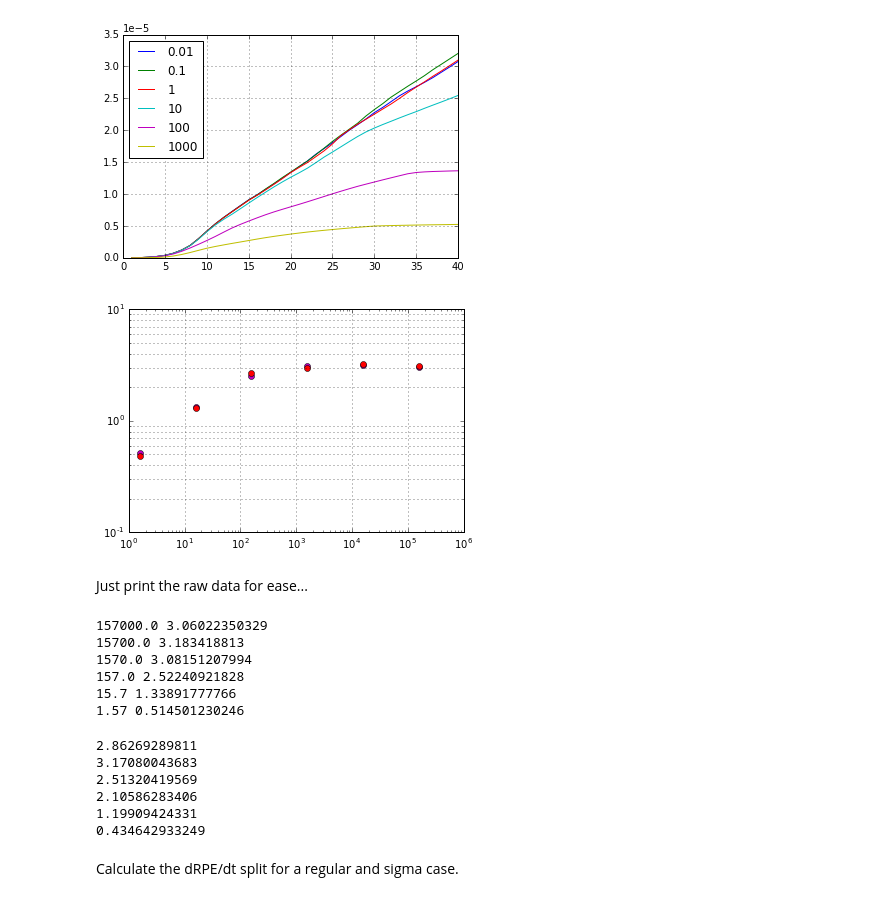
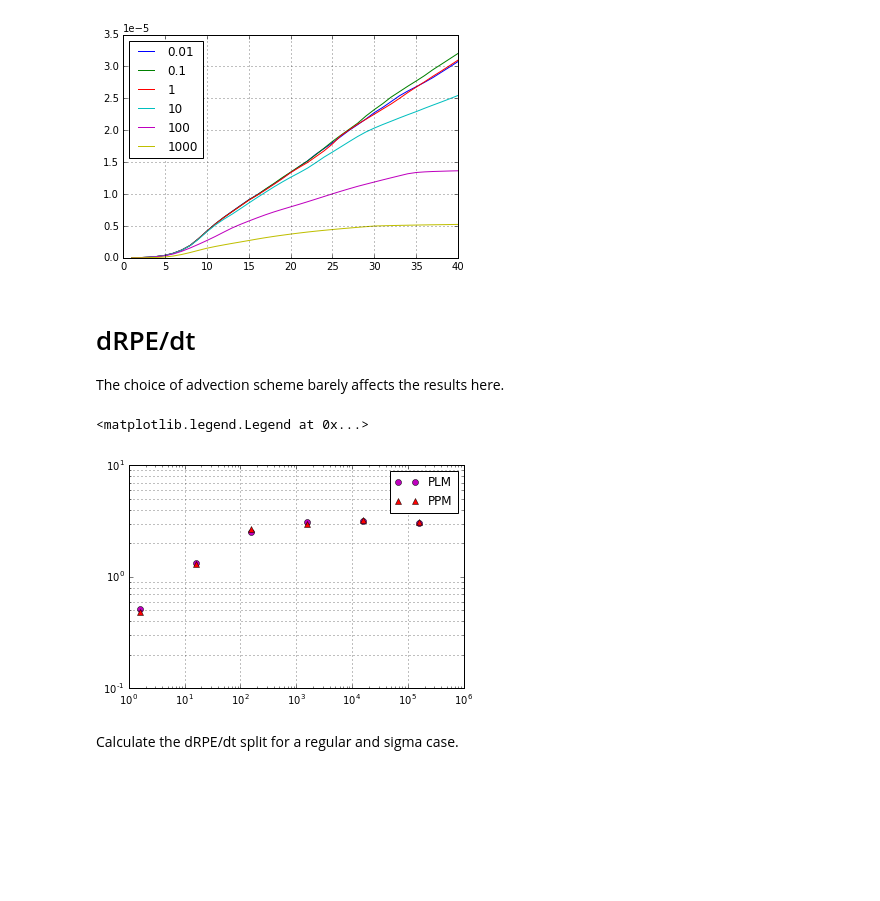
Before and after one commit to angus-g/mom6-spurious, a Jupyter notebook: analysis/Preliminary Analysis.ipynb, the cells around one changed output. Saved outputs shown, nothing was run; the diff lists cells and outputs as text; code cells hidden in the pictures; blank space fills up the shorter version.

Commit message:
[analysis]: Update notebook with PPM results

```diff
--- a/analysis/Preliminary Analysis.ipynb
+++ b/analysis/Preliminary Analysis.ipynb
@@ -50,42 +50,25 @@ plt.ticklabel_format(style='sci', axis='y', scilimits=(0,0))
 plt.grid()
 # %% [output]
 [figure]
+# %% [markdown]
+# dRPE/dt
+
+The choice of advection scheme barely affects the results here.
 # %%
 for nu in nu_h_overflow:
     drpe = lib.drpe_dt(os.path.join(basedir_overflow, 'flow_downslope_KH{}/prog.nc'.format(nu)))
-    plt.loglog(1.57 * 1e3 / float(nu), drpe.mean(), 'om')
+    l_plm, = plt.loglog(1.57 * 1e3 / float(nu), drpe.mean(), 'om')
 
 for nu in nu_h_overflow:
     drpe = lib.drpe_dt(os.path.join(basedir_overflow, 'flow_downslope_PPM_KH{}/prog.nc'.format(nu)))
-    plt.loglog(1.57 * 1e3 / float(nu), drpe.mean(), 'or')
+    l_ppm, = plt.loglog(1.57 * 1e3 / float(nu), drpe.mean(), '^r')
 
 plt.grid(which='both', axis='y')
 plt.grid()
+plt.legend([l_plm, l_ppm], ['PLM', 'PPM'])
 # %% [output]
+<matplotlib.legend.Legend at 0x...>
-[figure, old version]
+[figure, new version]
-# %% [markdown]
-Just print the raw data for ease...
-# %%
-for nu in nu_h_overflow:
-    drpe = lib.drpe_dt(os.path.join(basedir_overflow, 'flow_downslope_KH{}/prog.nc'.format(nu)))
-    print(1.57 * 1e3 / float(nu), drpe.mean())
-# %% [output]
-157000.0 3.06022350329
-15700.0 3.183418813
-1570.0 3.08151207994
-157.0 2.52240921828
-15.7 1.33891777766
-1.57 0.514501230246
-# %%
-for nu in nu_h_overflow:
-    print(lib.drpe_dt(os.path.join(basedir_overflow, 'flow_downslope_sigma_KH{}/prog.nc'.format(nu))).mean())
-# %% [output]
-2.86269289811
-3.17080043683
-2.51320419569
-2.10586283406
-1.19909424331
-0.434642933249
 # %% [markdown]
 Calculate the dRPE/dt split for a regular and sigma case.
 # %%
```
Also changed, not shown: parts of 8 cells of this notebook.
